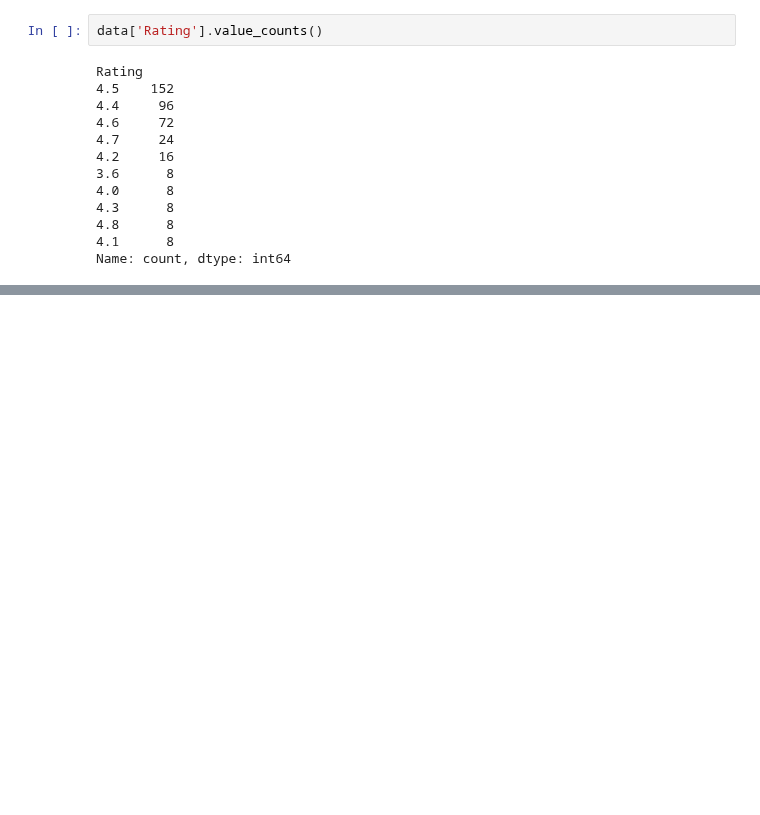
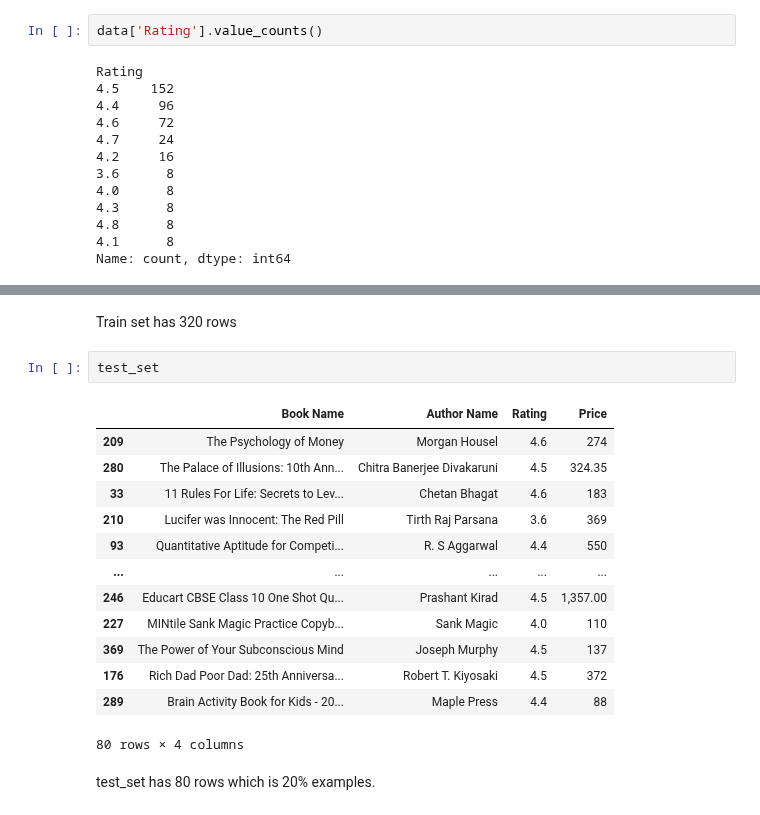
Before and after one commit to ayushi-006/Machine-Learning, a Jupyter notebook: Amazon_dataset.ipynb, the cells around one changed output, grey strips where cells are left out. Cells and saved outputs as stored; diff of their text form; blank space fills up the shorter version.

```diff
--- a/Amazon_dataset.ipynb
+++ b/Amazon_dataset.ipynb
@@ -48,0 +105,20 @@ Name: count, dtype: int64
+# %% [markdown]
+Train set has 320 rows
+# %%
+test_set
+# %% [output]
+|  | Book Name | Author Name | Rating | Price |
+| 209 | The Psychology of Money | Morgan Housel | 4.6 | 274 |
+| 280 | The Palace of Illusions: 10th Ann... | Chitra Banerjee Divakaruni | 4.5 | 324.35 |
+| 33 | 11 Rules For Life: Secrets to Lev... | Chetan Bhagat | 4.6 | 183 |
+| 210 | Lucifer was Innocent: The Red Pill | Tirth Raj Parsana | 3.6 | 369 |
+| 93 | Quantitative Aptitude for Competi... | R. S Aggarwal | 4.4 | 550 |
+| ... | ... | ... | ... | ... |
+| 246 | Educart CBSE Class 10 One Shot Qu... | Prashant Kirad | 4.5 | 1,357.00 |
+| 227 | MINtile Sank Magic Practice Copyb... | Sank Magic | 4.0 | 110 |
+| 369 | The Power of Your Subconscious Mind | Joseph Murphy | 4.5 | 137 |
+| 176 | Rich Dad Poor Dad: 25th Anniversa... | Robert T. Kiyosaki | 4.5 | 372 |
+| 289 | Brain Activity Book for Kids - 20... | Maple Press | 4.4 | 88 |
+80 rows × 4 columns
+# %% [markdown]
+test_set has 80 rows which is 20% examples.
```
Also changed, not shown: parts of 6 cells of this notebook.
